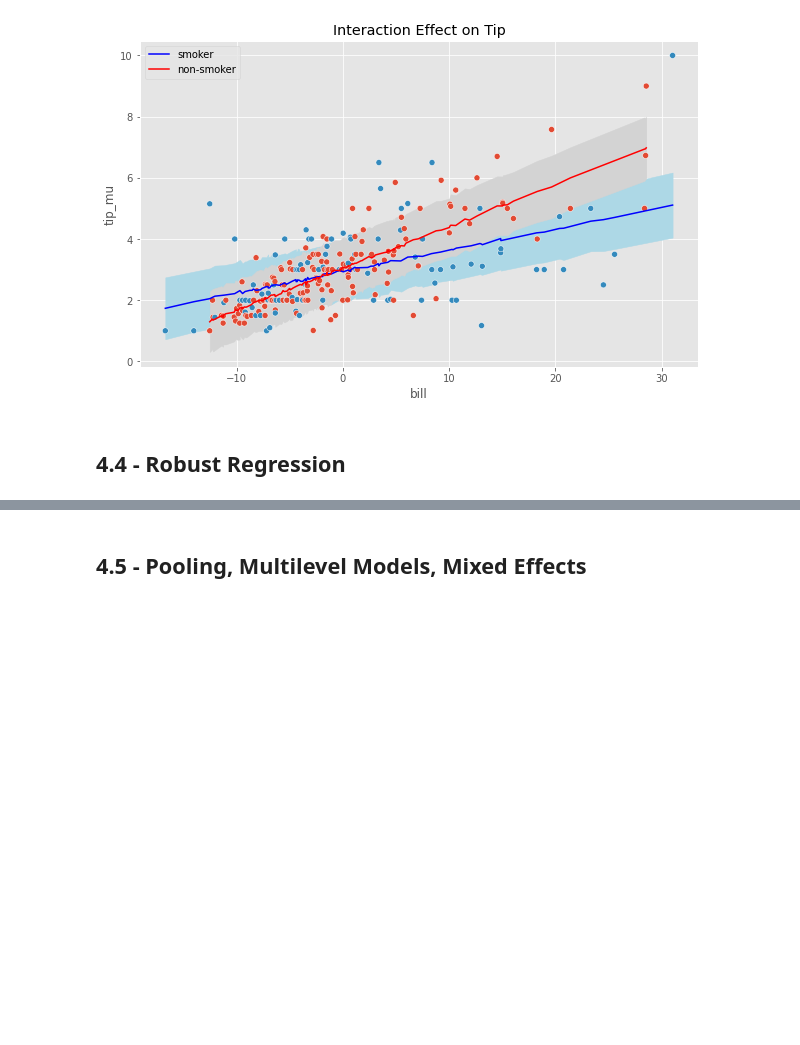
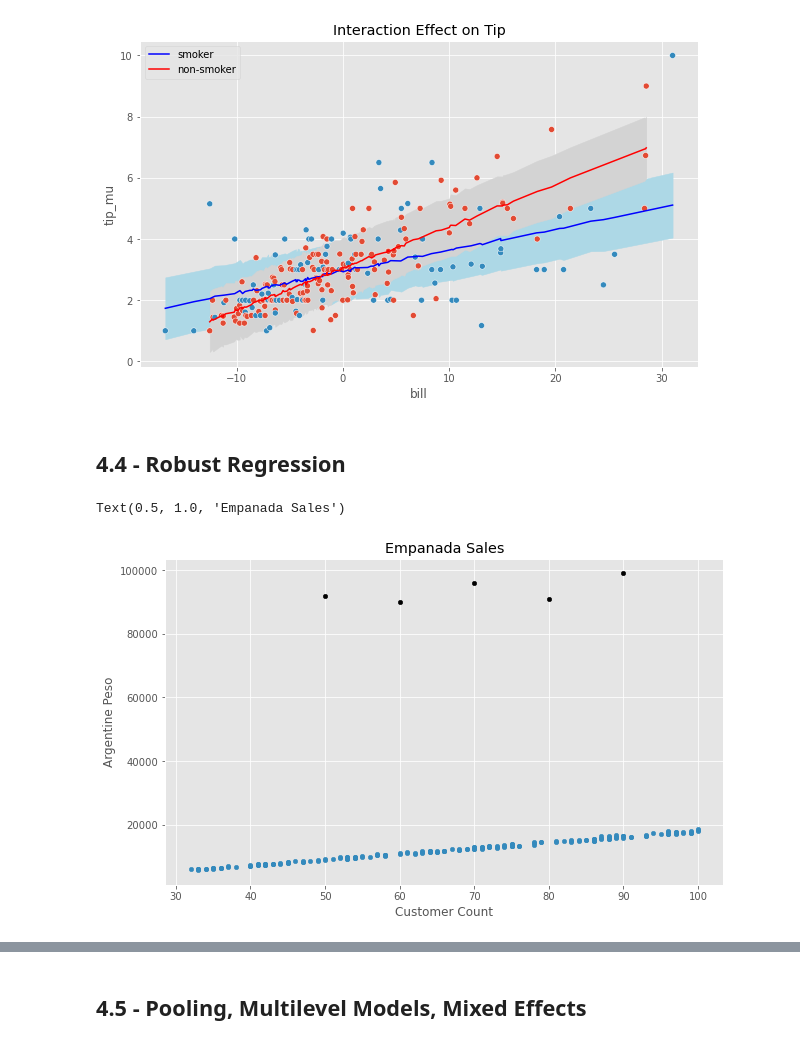
Before and after one commit to GStechschulte/books-with-code, a Jupyter notebook: bmcp/ch_4_pyro.ipynb, the cells around one changed output, grey strips where cells are left out. Saved outputs shown, nothing was run; the diff lists cells and outputs as text; code cells hidden in the pictures; blank space fills up the shorter version.

```diff
--- a/bmcp/ch_4_pyro.ipynb
+++ b/bmcp/ch_4_pyro.ipynb
@@ -210,3 +212,46 @@ plt.show()
 [figure]
 # %% [markdown]
 ## 4.4 - Robust Regression
+# %%
+def generate_sales(*, days, mean, std, label):
+    """code taken from the authors / book"""
+    np.random.seed(0)
+    df = pd.DataFrame(index=range(1, days+1), columns=["customers", "sales"])
+    for day in range(1, days+1):
+        num_customers = stats.randint(30, 100).rvs()+1
+
+        # This is correct as there is an independent draw for each customers orders
+        dollar_sales = stats.norm(mean, std).rvs(num_customers).sum()
+
+        df.loc[day, "customers"] = num_customers
+        df.loc[day, "sales"] = dollar_sales
+
+    # Fix the types as not to cause Theano errors
+    df = df.astype({'customers': 'int32', 'sales': 'float32'})
+
+    # Sorting will make plotting the posterior predictive easier later
+    df["Food_Category"] = label
+    df = df.sort_values("customers")
+
+    return df
+# %%
+empanadas = generate_sales(days=200, mean=180, std=30, label="Empanada")
+
+empanadas.iloc[0] = [50, 92000, "Empanada"]
+empanadas.iloc[1] = [60, 90000, "Empanada"]
+empanadas.iloc[2] = [70, 96000, "Empanada"]
+empanadas.iloc[3] = [80, 91000, "Empanada"]
+empanadas.iloc[4] = [90, 99000, "Empanada"]
+
+empanadas = empanadas.sort_values("customers")
+
+fig, ax = plt.subplots(figsize=(10, 6))
+empanadas.sort_values("sales")[:-5].plot(x="customers", y="sales", kind="scatter", ax=ax);
+empanadas.sort_values("sales")[-5:].plot(x="customers", y="sales", kind="scatter", c="black", ax=ax);
+
+ax.set_ylabel("Argentine Peso")
+ax.set_xlabel("Customer Count")
+ax.set_title("Empanada Sales")
+# %% [output]
+Text(0.5, 1.0, 'Empanada Sales')
+[figure, added]
```
Also changed, not shown: parts of 36 cells of this notebook.
